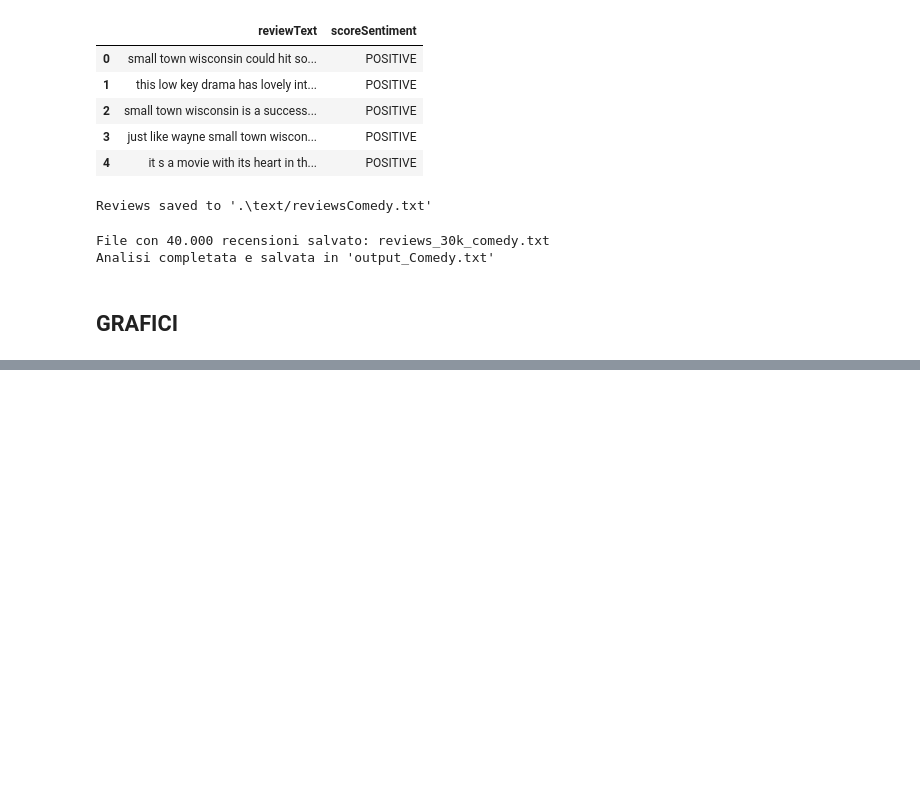
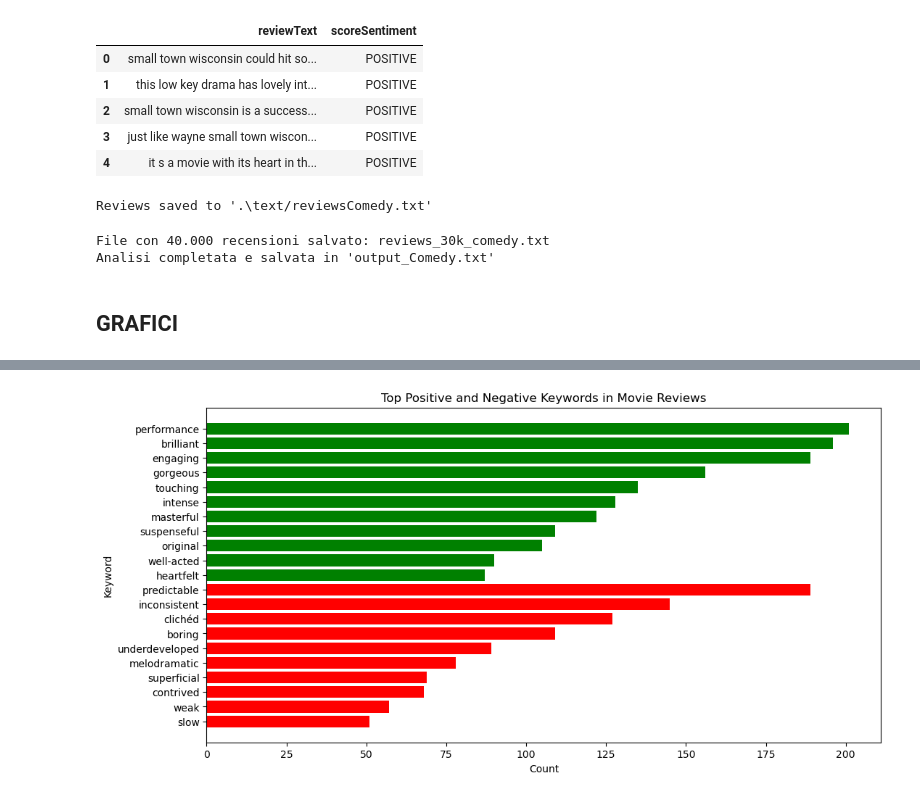
Before and after one commit to martiFabia/CineSense, a Jupyter notebook: gemini.ipynb, the cells around one changed output, grey strips where cells are left out. Saved outputs shown, nothing was run; the diff lists cells and outputs as text; code cells hidden in the pictures; blank space fills up the shorter version.

```diff
--- a/gemini.ipynb
+++ b/gemini.ipynb
@@ -742,0 +744,30 @@ plt.show()
+# %%
+# Dati delle parole chiave positive
+positive_keywords = ["performance", "brilliant", "engaging", "gorgeous", "touching", "intense", "masterful", "suspenseful", "original", "well-acted", "heartfelt"]
+positive_counts = [ 201, 196, 189, 156, 135, 128, 122, 109, 105, 90, 87]
+
+
+
+# Dati delle parole chiave negative
+negative_keywords = ["predictable", "inconsistent", "clichéd", "boring", "underdeveloped", "melodramatic", "superficial", "contrived", "weak", "slow"]
+negative_counts = [189, 145, 127, 109, 89, 78, 69, 68, 57, 51]
+
+
+
+# Unire i dati per visualizzarli insieme
+keywords = positive_keywords + negative_keywords
+counts = positive_counts + negative_counts
+colors = ['green'] * len(positive_keywords) + ['red'] * len(negative_keywords)
+
+# Creazione del grafico a barre
+plt.figure(figsize=(12, 6))
+plt.barh(keywords, counts, color=colors)
+plt.xlabel("Count")
+plt.ylabel("Keyword")
+plt.title("Top Positive and Negative Keywords in Movie Reviews")
+plt.gca().invert_yaxis()  # Invertire l'asse Y per una migliore leggibilità
+
+# Mostrare il grafico
+plt.show()
+# %% [output]
+[figure, added]
```
Also changed, not shown: parts of 5 cells of this notebook, 2 other files.
